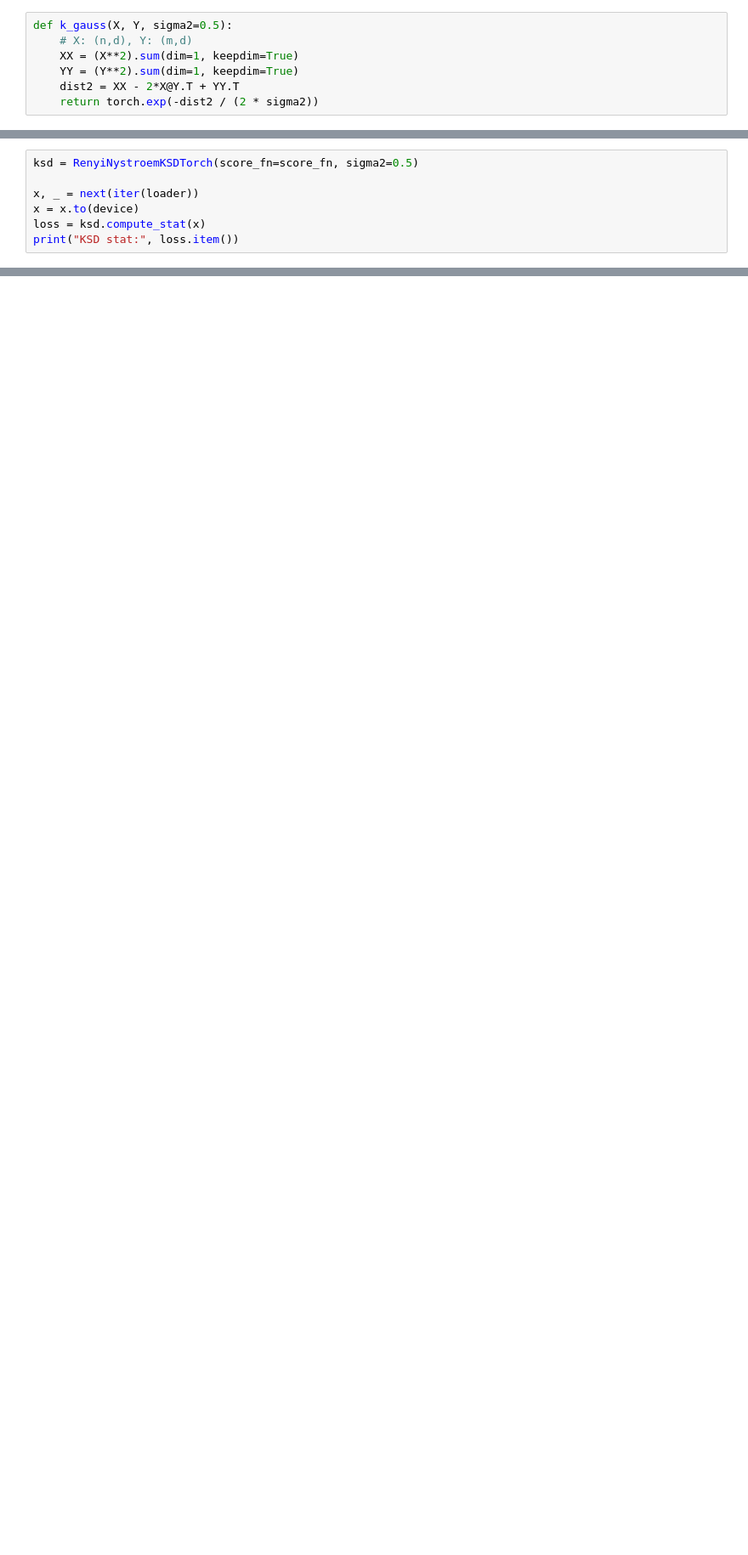
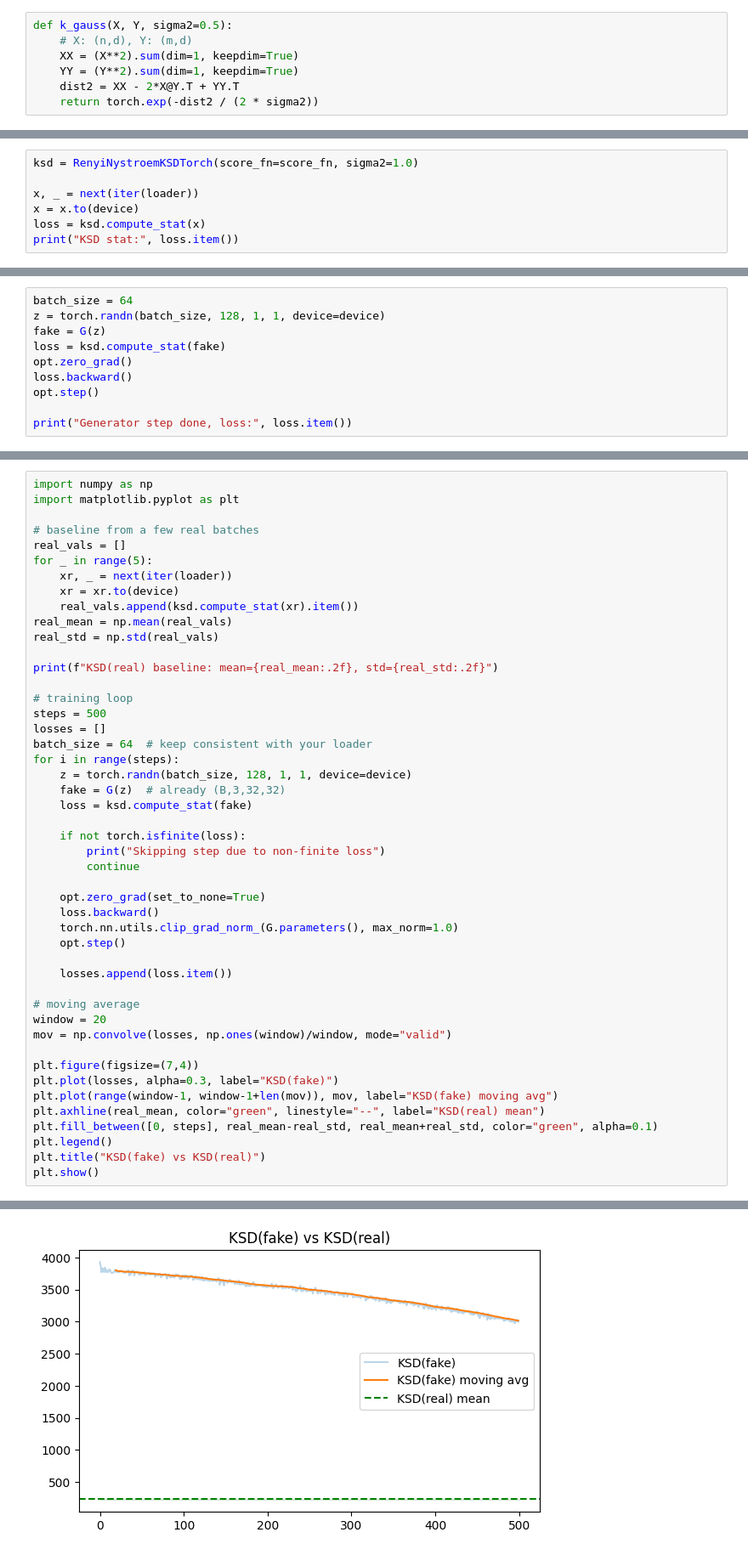
Before and after one commit to dettorig/RenyiKSDforGANs, a Jupyter notebook: src/notebooks/RenyiKSDtorch.ipynb, the cells around one changed output, grey strips where cells are left out. Shown: that part at 85% size. Cells and saved outputs as stored; diff of their text form; blank space fills up the shorter version.

```diff
--- a/src/notebooks/RenyiKSDtorch.ipynb
+++ b/src/notebooks/RenyiKSDtorch.ipynb
@@ -105,7 +129,7 @@ class RenyiNystroemKSDTorch:
         stat = (beta.T @ H_mm_inv @ beta).squeeze()
         return stat
 # %%
-ksd = RenyiNystroemKSDTorch(score_fn=score_fn, sigma2=0.5)
+ksd = RenyiNystroemKSDTorch(score_fn=score_fn, sigma2=1.0)
 
 x, _ = next(iter(loader))
 x = x.to(device)
@@ -131,0 +167,10 @@ print("Generator step done, loss:", loss.item())
+# %%
+batch_size = 64
+z = torch.randn(batch_size, 128, 1, 1, device=device)
+fake = G(z)
+loss = ksd.compute_stat(fake)
+opt.zero_grad()
+loss.backward()
+opt.step()
+
+print("Generator step done, loss:", loss.item())
@@ -131,0 +179,48 @@ print("Generator step done, loss:", loss.item())
+# %%
+import numpy as np
+import matplotlib.pyplot as plt
+
+# baseline from a few real batches
+real_vals = []
+for _ in range(5):
+    xr, _ = next(iter(loader))
+    xr = xr.to(device)
+    real_vals.append(ksd.compute_stat(xr).item())
+real_mean = np.mean(real_vals)
+real_std = np.std(real_vals)
+
+print(f"KSD(real) baseline: mean={real_mean:.2f}, std={real_std:.2f}")
+
+# training loop
+steps = 500
+losses = []
+batch_size = 64  # keep consistent with your loader
+for i in range(steps):
+    z = torch.randn(batch_size, 128, 1, 1, device=device)
+    fake = G(z)  # already (B,3,32,32)
+    loss = ksd.compute_stat(fake)
+
+    if not torch.isfinite(loss):
+        print("Skipping step due to non-finite loss")
+        continue
+
+    opt.zero_grad(set_to_none=True)
+    loss.backward()
+    torch.nn.utils.clip_grad_norm_(G.parameters(), max_norm=1.0)
+    opt.step()
+
+    losses.append(loss.item())
+
+# moving average
+window = 20
+mov = np.convolve(losses, np.ones(window)/window, mode="valid")
+
+plt.figure(figsize=(7,4))
+plt.plot(losses, alpha=0.3, label="KSD(fake)")
+plt.plot(range(window-1, window-1+len(mov)), mov, label="KSD(fake) moving avg")
+plt.axhline(real_mean, color="green", linestyle="--", label="KSD(real) mean")
+plt.fill_between([0, steps], real_mean-real_std, real_mean+real_std, color="green", alpha=0.1)
+plt.legend()
+plt.title("KSD(fake) vs KSD(real)")
+plt.show()
+# %% [output]
@@ -131,0 +228 @@ print("Generator step done, loss:", loss.item())
+[figure, added]
```
Also changed, not shown: parts of 16 cells of this notebook.
